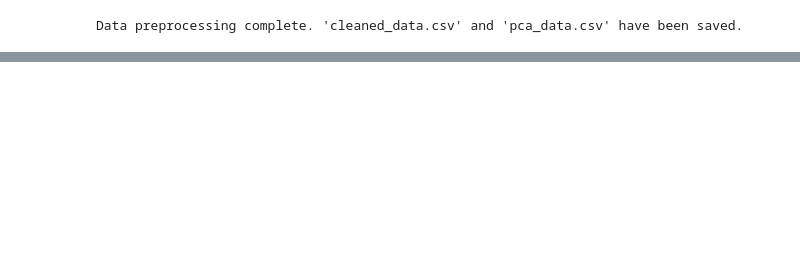
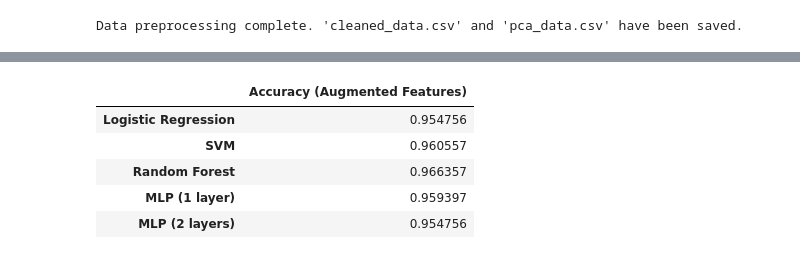
Before and after one commit to miloszpiechota/AI-Systems, a Jupyter notebook: PCA.ipynb, the cells around one changed output, grey strips where cells are left out. Drawn from its saved outputs; the diff is of its cells as text; code cells hidden in the pictures; blank space fills up the shorter version.

Commit message:
Utworzono za pomocą Colab

```diff
--- a/PCA.ipynb
+++ b/PCA.ipynb
@@ -56,14 +66,14 @@ from scipy import stats
 import os
 
 # Define file paths
-feature_names_file = 'sample_data/features.txt'
-activity_labels_file = 'sample_data/activity_labels.txt'
-train_data_file = 'sample_data/train/X_train.txt'
-train_labels_file = 'sample_data/train/y_train.txt'
-train_subjects_file = 'sample_data/train/subject_train.txt'
-test_data_file = 'sample_data/test/X_test.txt'
-test_labels_file = 'sample_data/test/y_test.txt'
-test_subjects_file = 'sample_data/test/subject_test.txt'
+feature_names_file = 'features.txt'
+activity_labels_file = 'activity_labels.txt'
+train_data_file = 'train/X_train.txt'
+train_labels_file = 'train/y_train.txt'
+train_subjects_file = 'train/subject_train.txt'
+test_data_file = 'test/X_test.txt'
+test_labels_file = 'test/y_test.txt'
+test_subjects_file = 'test/subject_test.txt'
 
 # Load feature names
 feature_names = pd.read_csv(feature_names_file, delim_whitespace=True, header=None, usecols=[1])
@@ -329,0 +226,72 @@ NameError: name 'shallow_nn_pca' is not defined
+# %%
+from sklearn.ensemble import RandomForestClassifier
+import pandas as pd
+import numpy as np
+
+# Wczytanie danych
+cleaned_data = pd.read_csv("cleaned_data.csv")
+
+# Rozdzielenie danych
+X = cleaned_data.drop(columns=["Subject", "Activity"])
+y = cleaned_data["Activity"]
+
+# Trenowanie modelu Random Forest w celu uzyskania istotności cech
+rf = RandomForestClassifier(n_estimators=100, random_state=42)
+rf.fit(X, y)
+
+# Wyodrębnienie 3 najistotniejszych cech
+feature_importances = pd.Series(rf.feature_importances_, index=X.columns)
+top_features = feature_importances.nlargest(3).index.tolist()
+
+# Tworzenie 5 sztucznych cech na podstawie istniejących danych
+np.random.seed(42)
+X_augmented = X.copy()
+X_augmented["Synthetic_1"] = X[top_features[0]] * np.random.normal(1.0, 0.1, size=X.shape[0])
+X_augmented["Synthetic_2"] = X[top_features[1]] ** 2
+X_augmented["Synthetic_3"] = X[top_features[2]] / (X[top_features[2]].std() + 1e-5)
+X_augmented["Synthetic_4"] = X[top_features[0]] * X[top_features[1]]
+X_augmented["Synthetic_5"] = np.log1p(X[top_features[2]] ** 2)
+
+# Dodanie z powrotem kolumny Activity i Subject
+data_augmented = pd.concat([cleaned_data[["Subject", "Activity"]], X_augmented], axis=1)
+
+# Zdefiniowanie funkcji do trenowania modeli
+from sklearn.linear_model import LogisticRegression
+from sklearn.svm import SVC
+from sklearn.neural_network import MLPClassifier
+from sklearn.model_selection import train_test_split
+from sklearn.metrics import accuracy_score
+
+def evaluate_models(df, label_col='Activity'):
+    X = df.drop(columns=['Subject', label_col])
+    y = df[label_col]
+    X_train, X_test, y_train, y_test = train_test_split(X, y, test_size=0.3, random_state=42, stratify=y)
+
+    models = {
+        'Logistic Regression': LogisticRegression(max_iter=500, random_state=42),
+        'SVM': SVC(random_state=42),
+        'Random Forest': RandomForestClassifier(n_estimators=100, random_state=42),
+        'MLP (1 layer)': MLPClassifier(hidden_layer_sizes=(50,), max_iter=200, random_state=42),
+        'MLP (2 layers)': MLPClassifier(hidden_layer_sizes=(100, 50), max_iter=200, random_state=42),
+    }
+
+    results = {}
+    for name, model in models.items():
+        model.fit(X_train, y_train)
+        y_pred = model.predict(X_test)
+        results[name] = accuracy_score(y_test, y_pred)
+
+    return results
+
+# Trenowanie i ocenianie modeli na zbiorze z dodatkowymi cechami
+results_augmented = evaluate_models(data_augmented)
+
+# Pokazanie wyników
+results_augmented_df = pd.DataFrame.from_dict(results_augmented, orient='index', columns=['Accuracy (Augmented Features)'])
+
+# Wyświetlenie wyników w Colab
+from IPython.display import display
+
+print("Accuracy modeli na zbiorze z rozszerzonymi cechami:")
+display(results_augmented_df)
+# %% [output]
@@ -329,0 +299,6 @@ NameError: name 'shallow_nn_pca' is not defined
+|  | Accuracy (Augmented Features) |
+| Logistic Regression | 0.954756 |
+| SVM | 0.960557 |
+| Random Forest | 0.966357 |
+| MLP (1 layer) | 0.959397 |
+| MLP (2 layers) | 0.954756 |
```
Also changed, not shown: parts of 14 cells of this notebook.
